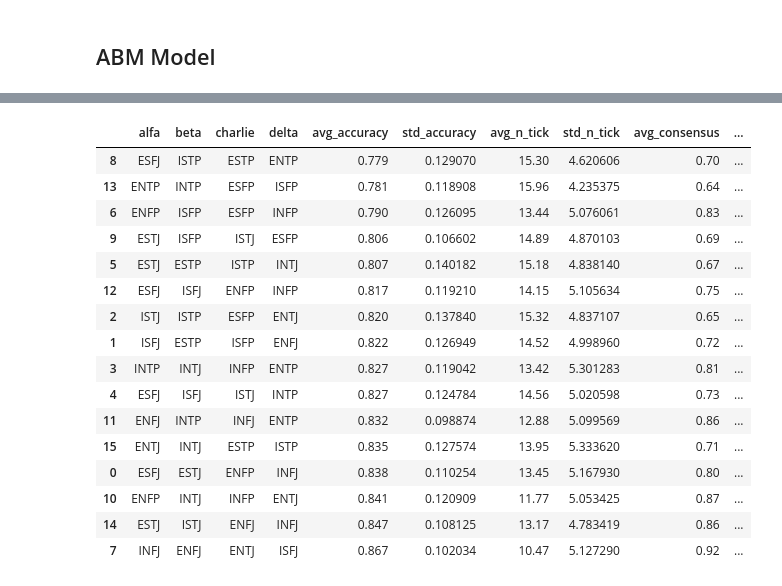
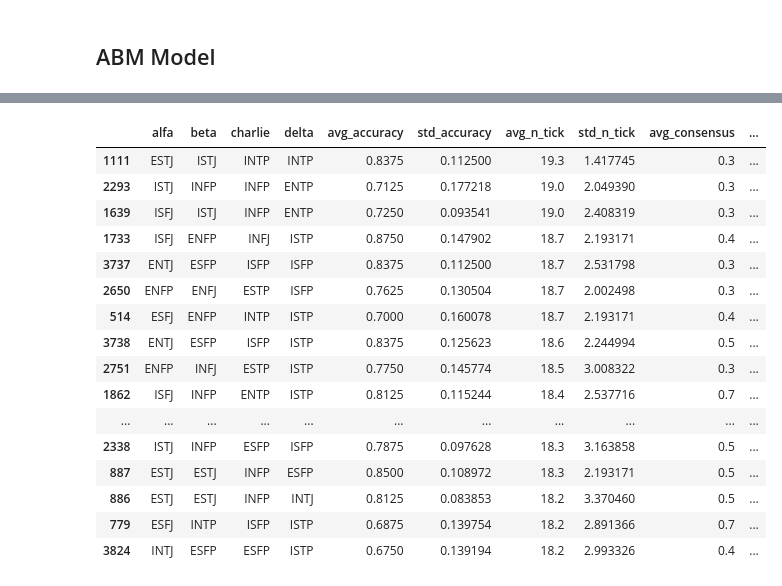
Before and after one commit to MinaAlmasi/ABM-study-group, a Jupyter notebook: ABM_Main_Fifle_indsolutions.ipynb, the cells around one changed output, grey strips where cells are left out. Saved outputs shown, nothing was run; the diff lists cells and outputs as text; code cells hidden in the pictures.

```diff
--- a/ABM_Main_Fifle_indsolutions.ipynb
+++ b/ABM_Main_Fifle_indsolutions.ipynb
@@ -41,3 +16,5 @@ for i in (range(len(homogenous.index))):
+# %%
+all_groups = pd.read_csv("pt_data.csv")
 # %% [markdown]
 ## Creating Study Groups
 # %% [markdown]
@@ -219,3 +231,6 @@ def individual_solutions_generator(studygroup, true_solution, range_elements):
         student.Ind_Solution = Ind_Solution_attr_lst
 
     return all_solutions
+# %%
+for i in range(8):
+    print(i)
@@ -373,6 +397,6 @@ print(studygroup1[0])
 # %%
 # Generating a True Solution
-true_solution_test = true_solution_generator(10, [1, 8])
+true_solution_test = true_solution_generator(8, [1, 8])
 # %%
 # Displaying the True Solution
 true_solution_test[0]
@@ -585,9 +609,9 @@ def abm_model(condition, max_ticks: int, n_part_exercises: int, range_solution:
 
     return condition_ind_df, condition_group_df
 # %%
-homogenous_ind_df, homogeous_group_df = abm_model(condition = homogenous,
+all_ind, all_group = abm_model(condition = all_groups,
         max_ticks = 20,
-        n_part_exercises = 10,
+        n_part_exercises = 8,
         range_solution = [1, 9],
-        n_simulations = 100
+        n_simulations = 10
         )
@@ -648,21 +618,21 @@ hetero_ind, hetero_group = abm_model(condition = heterogenous,
-# %%
-sorted_wsynergy_hetero = hetero_group.sort_values("avg_accuracy", ascending = True)
-sorted_wsynergy_hetero
-# %% [output]
-|  | alfa | beta | charlie | delta | avg_accuracy | std_accuracy | avg_n_tick | std_n_tick | avg_consensus | ... |
-| 8 | ESFJ | ISTP | ESTP | ENTP | 0.779 | 0.129070 | 15.30 | 4.620606 | 0.70 | ... |
-| 13 | ENTP | INTP | ESFP | ISFP | 0.781 | 0.118908 | 15.96 | 4.235375 | 0.64 | ... |
-| 6 | ENFP | ISFP | ESFP | INFP | 0.790 | 0.126095 | 13.44 | 5.076061 | 0.83 | ... |
-| 9 | ESTJ | ISFP | ISTJ | ESFP | 0.806 | 0.106602 | 14.89 | 4.870103 | 0.69 | ... |
-| 5 | ESTJ | ESTP | ISTP | INTJ | 0.807 | 0.140182 | 15.18 | 4.838140 | 0.67 | ... |
-| 12 | ESFJ | ISFJ | ENFP | INFP | 0.817 | 0.119210 | 14.15 | 5.105634 | 0.75 | ... |
-| 2 | ISTJ | ISTP | ESFP | ENTJ | 0.820 | 0.137840 | 15.32 | 4.837107 | 0.65 | ... |
-| 1 | ISFJ | ESTP | ISFP | ENFJ | 0.822 | 0.126949 | 14.52 | 4.998960 | 0.72 | ... |
-| 3 | INTP | INTJ | INFP | ENTP | 0.827 | 0.119042 | 13.42 | 5.301283 | 0.81 | ... |
-| 4 | ESFJ | ISFJ | ISTJ | INTP | 0.827 | 0.124784 | 14.56 | 5.020598 | 0.73 | ... |
-| 11 | ENFJ | INTP | INFJ | ENTP | 0.832 | 0.098874 | 12.88 | 5.099569 | 0.86 | ... |
-| 15 | ENTJ | INTJ | ESTP | ISTP | 0.835 | 0.127574 | 13.95 | 5.333620 | 0.71 | ... |
-| 0 | ESFJ | ESTJ | ENFP | INFJ | 0.838 | 0.110254 | 13.45 | 5.167930 | 0.80 | ... |
-| 10 | ENFP | INTJ | INFP | ENTJ | 0.841 | 0.120909 | 11.77 | 5.053425 | 0.87 | ... |
-| 14 | ESTJ | ISTJ | ENFJ | INFJ | 0.847 | 0.108125 | 13.17 | 4.783419 | 0.86 | ... |
-| 7 | INFJ | ENFJ | ENTJ | ISFJ | 0.867 | 0.102034 | 10.47 | 5.127290 | 0.92 | ... |
+# %%
+all_group_sorted = all_group.sort_values("avg_n_tick", ascending = False)
+all_group_sorted.head(20)
+# %% [output]
+|  | alfa | beta | charlie | delta | avg_accuracy | std_accuracy | avg_n_tick | std_n_tick | avg_consensus | ... |
+| 1111 | ESTJ | ISTJ | INTP | INTP | 0.8375 | 0.112500 | 19.3 | 1.417745 | 0.3 | ... |
+| 2293 | ISTJ | INFP | INFP | ENTP | 0.7125 | 0.177218 | 19.0 | 2.049390 | 0.3 | ... |
+| 1639 | ISFJ | ISTJ | INFP | ENTP | 0.7250 | 0.093541 | 19.0 | 2.408319 | 0.3 | ... |
+| 1733 | ISFJ | ENFP | INFJ | ISTP | 0.8750 | 0.147902 | 18.7 | 2.193171 | 0.4 | ... |
+| 3737 | ENTJ | ESFP | ISFP | ISFP | 0.8375 | 0.112500 | 18.7 | 2.531798 | 0.3 | ... |
+| 2650 | ENFP | ENFJ | ESTP | ISFP | 0.7625 | 0.130504 | 18.7 | 2.002498 | 0.3 | ... |
+| 514 | ESFJ | ENFP | INTP | ISTP | 0.7000 | 0.160078 | 18.7 | 2.193171 | 0.4 | ... |
+| 3738 | ENTJ | ESFP | ISFP | ISTP | 0.8375 | 0.125623 | 18.6 | 2.244994 | 0.5 | ... |
+| 2751 | ENFP | INFJ | ESTP | ISTP | 0.7750 | 0.145774 | 18.5 | 3.008322 | 0.3 | ... |
+| 1862 | ISFJ | INFP | ENTP | ISTP | 0.8125 | 0.115244 | 18.4 | 2.537716 | 0.7 | ... |
+| ... | ... | ... | ... | ... | ... | ... | ... | ... | ... | ... |
+| 2338 | ISTJ | INFP | ESFP | ISFP | 0.7875 | 0.097628 | 18.3 | 3.163858 | 0.5 | ... |
+| 887 | ESTJ | ESTJ | INFP | ESFP | 0.8500 | 0.108972 | 18.3 | 2.193171 | 0.5 | ... |
+| 886 | ESTJ | ESTJ | INFP | INTJ | 0.8125 | 0.083853 | 18.2 | 3.370460 | 0.5 | ... |
+| 779 | ESFJ | INTP | ISFP | ISTP | 0.6875 | 0.139754 | 18.2 | 2.891366 | 0.7 | ... |
+| 3824 | INTJ | ESFP | ESFP | ISTP | 0.6750 | 0.139194 | 18.2 | 2.993326 | 0.4 | ... |
```
Also changed, not shown: parts of 17 cells of this notebook, 1 other file.
